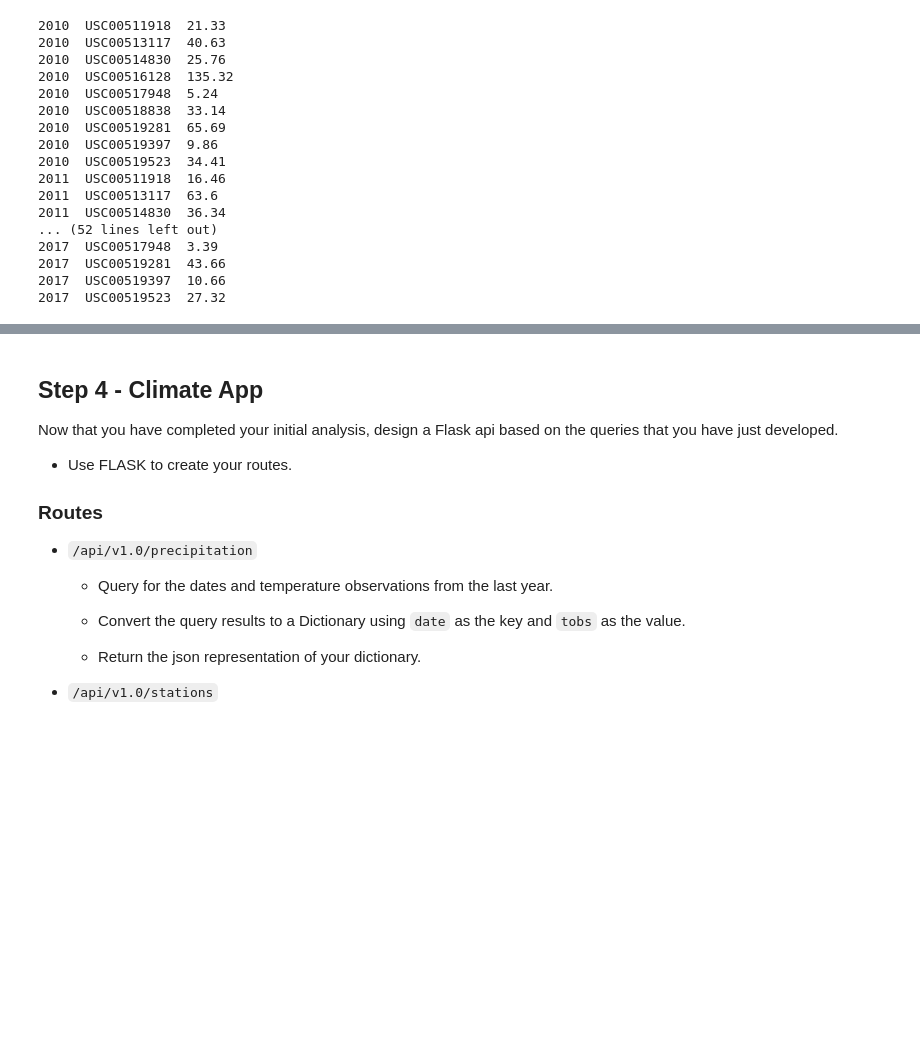
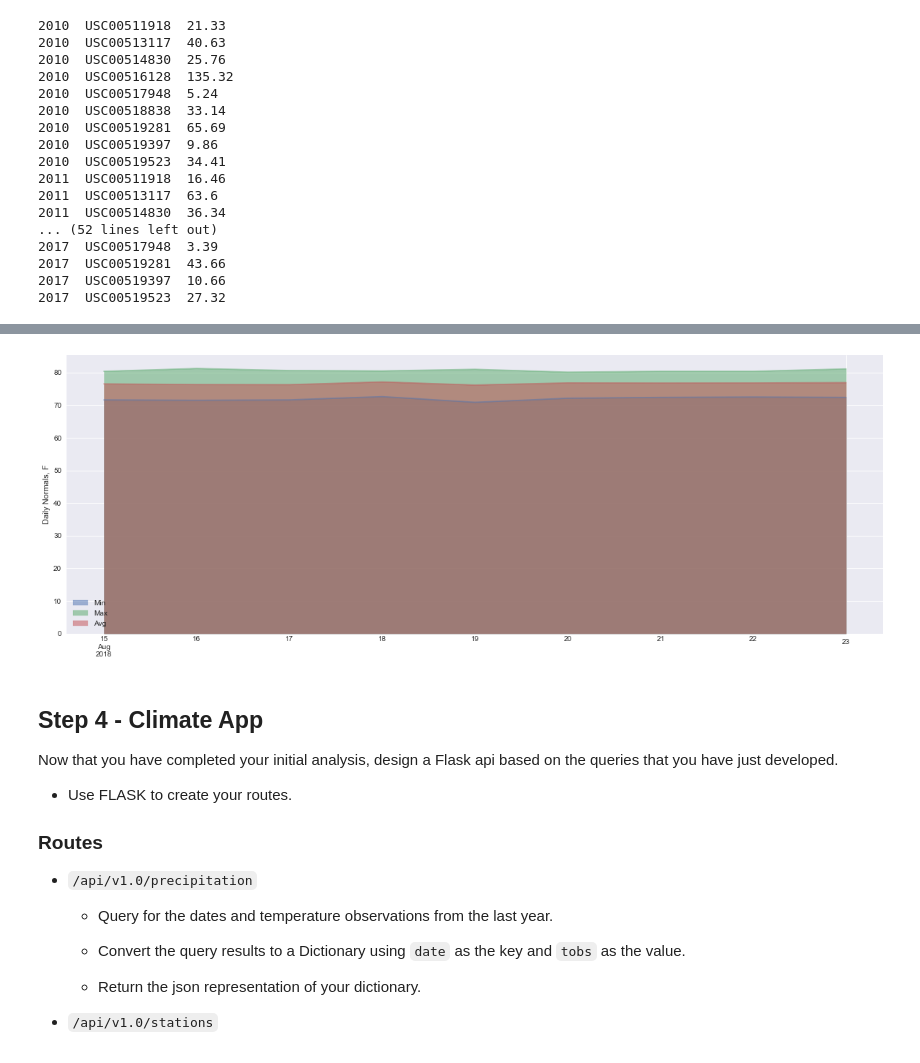
Before and after one commit to yegorkryukov/python-challenge, a Jupyter notebook: HonoluluPy/climate_analysis.ipynb, the cells around one changed output, grey strips where cells are left out. Cells and saved outputs as stored; diff of their text form; code cells hidden in the pictures; blank space fills up the shorter version.

Commit message:
Added area chart and functions

```diff
--- a/HonoluluPy/climate_analysis.ipynb
+++ b/HonoluluPy/climate_analysis.ipynb
@@ -245,0 +242,29 @@ for year, station, rainfall in rainfall_by_station:
+# %%
+def daily_normals(date):
+    max_year = session.query(func.strftime('%Y', func.max(Measurement.date))).all()[0][0]
+    min_year = session.query(func.strftime('%Y', func.min(Measurement.date))).all()[0][0]
+
+    res = pd.DataFrame(columns=['Min','Max','Avg'])
+
+    for year in range(int(min_year),int(max_year)+1):
+        d = str(year)+'-'+date
+        res = res.append(calc_temps(d,d),ignore_index=True)
+
+    daily_min = round(res['Min'].mean(),2)
+    daily_max = round(res['Max'].mean(),2)
+    daily_avg = round(res['Avg'].mean(),2)
+
+    return daily_min, daily_max, daily_avg
+# %%
+dates = ['08-15','08-16','08-17','08-18','08-19','08-20','08-21','08-22','08-23']
+
+normals = [daily_normals(x) for x in dates]
+
+# add year to dates
+dates = pd.to_datetime(['2018-'+x for x in dates])
+
+normals_df = pd.DataFrame.from_records(normals).T
+normals_df.columns = dates
+normals_df = normals_df.T
+normals_df.columns = ['Min','Max','Avg']
+normals_df
@@ -246,3 +282,12 @@ for year, station, rainfall in rainfall_by_station:
+# %%
+f, ax = plt.subplots(figsize=(20,7))
+plt.style.use('seaborn')
+normals_df.plot(kind='area',stacked=False,ax=ax)
+plt.ylabel('Daily Normals, F')
+ax.get_xaxis().set_visible(True)
+plt.show()
+# %% [output]
+[figure, added]
 # %% [markdown]
 ## Step 4 - Climate App
 
```
Also changed, not shown: parts of 4 cells of this notebook.
